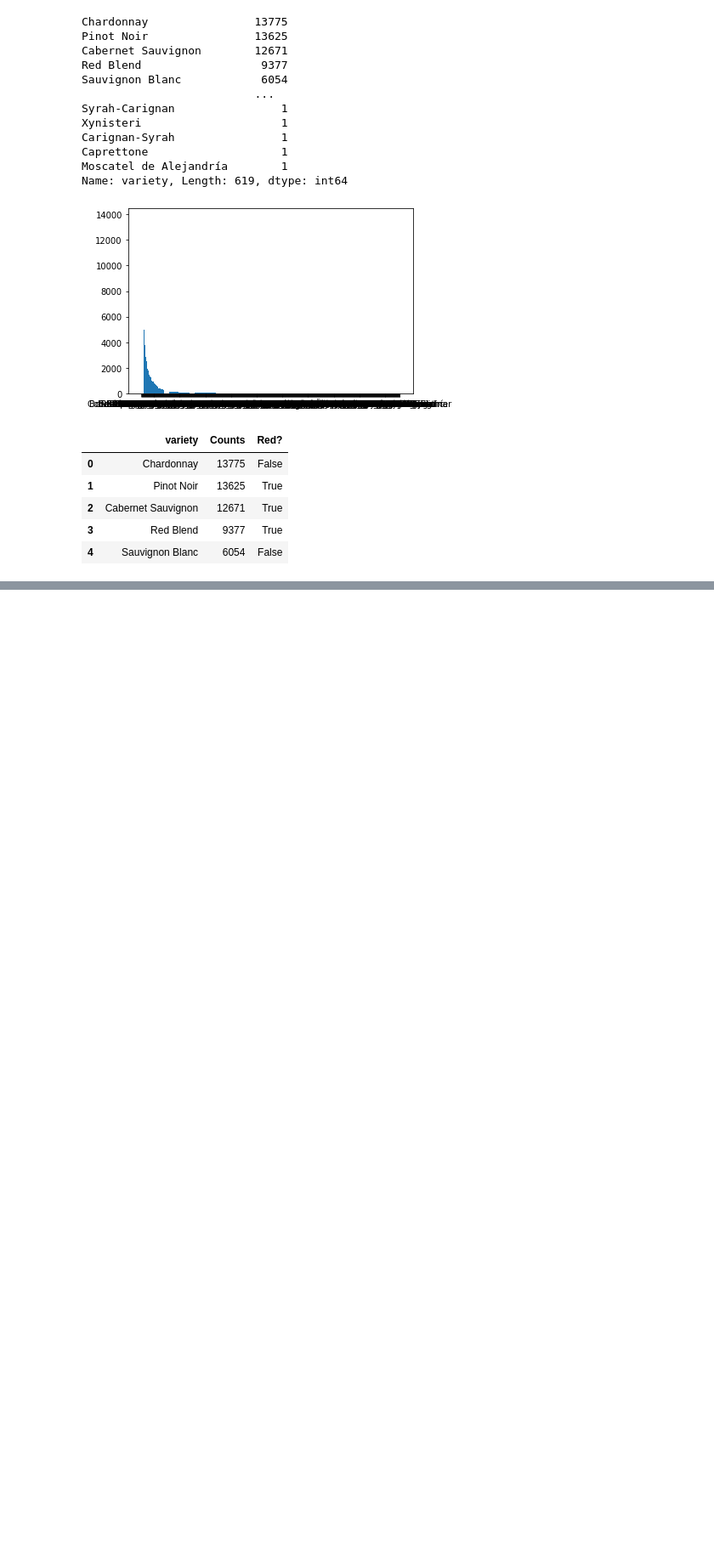
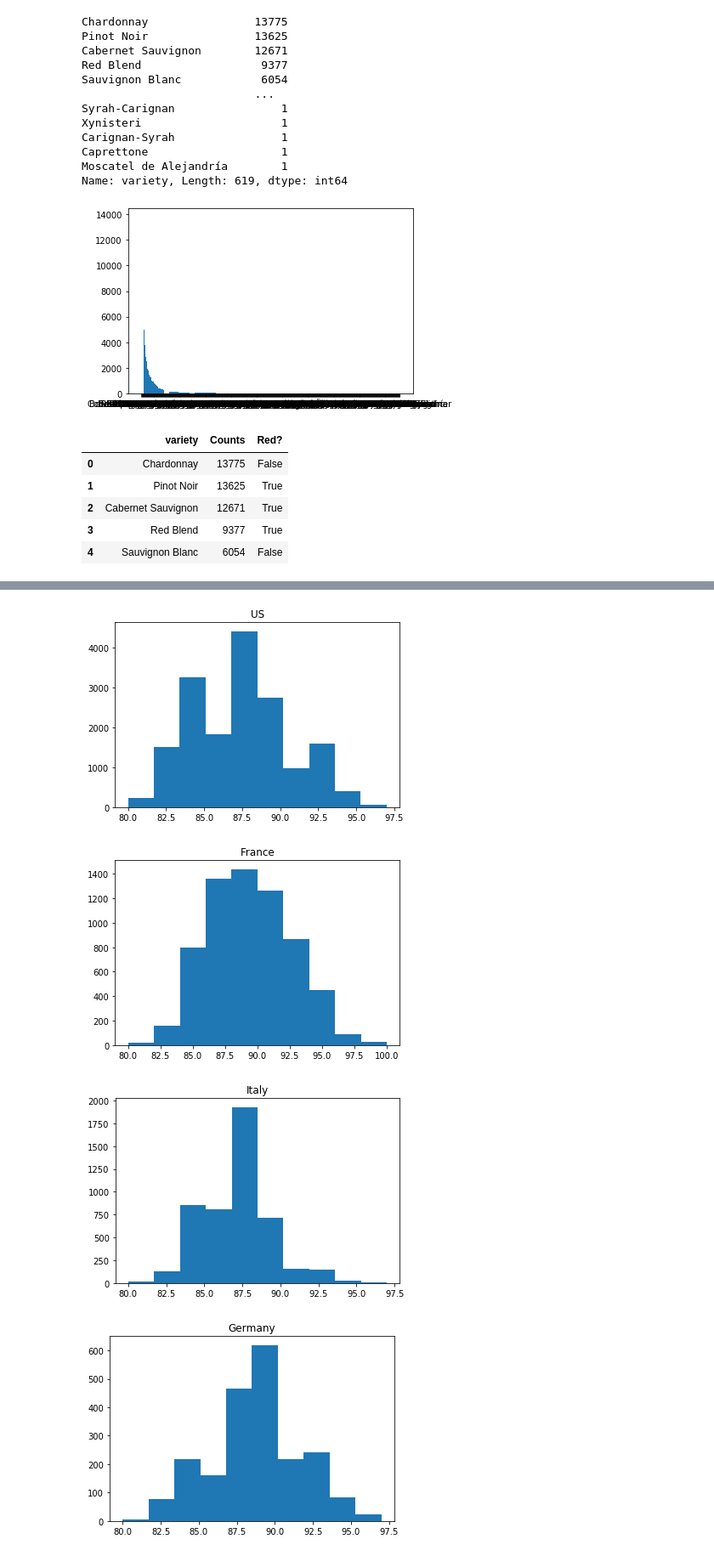
Before and after one commit to 06S197GT/SMU-Project-1, a Jupyter notebook: WineAnalysis.ipynb, the cells around one changed output, grey strips where cells are left out. Shown at 85% size. Cells and saved outputs as stored; diff of their text form; code cells hidden in the pictures; blank space fills up the shorter version.

```diff
--- a/WineAnalysis.ipynb
+++ b/WineAnalysis.ipynb
@@ -141,0 +220,4 @@ wine_df.head()
+# %%
+mask_white = wine_df.Still_Red == 0
+wine_white = wine_df.loc[mask_white]
+wine_white.country.value_counts()
@@ -141,0 +242,13 @@ wine_df.head()
+# %%
+for country in wine_white.country.value_counts().index[0:12]:
+    mask7 = wine_white.country == country
+    white_wine = wine_white.loc[mask7]
+
+    plt.hist(white_wine.points, bins = 10)
+    plt.title(country)
+    plt.show()
+# %% [output]
+[figure, added]
+[figure, added]
+[figure, added]
+[figure, added]
```
Also changed, not shown: parts of 68 cells of this notebook.
